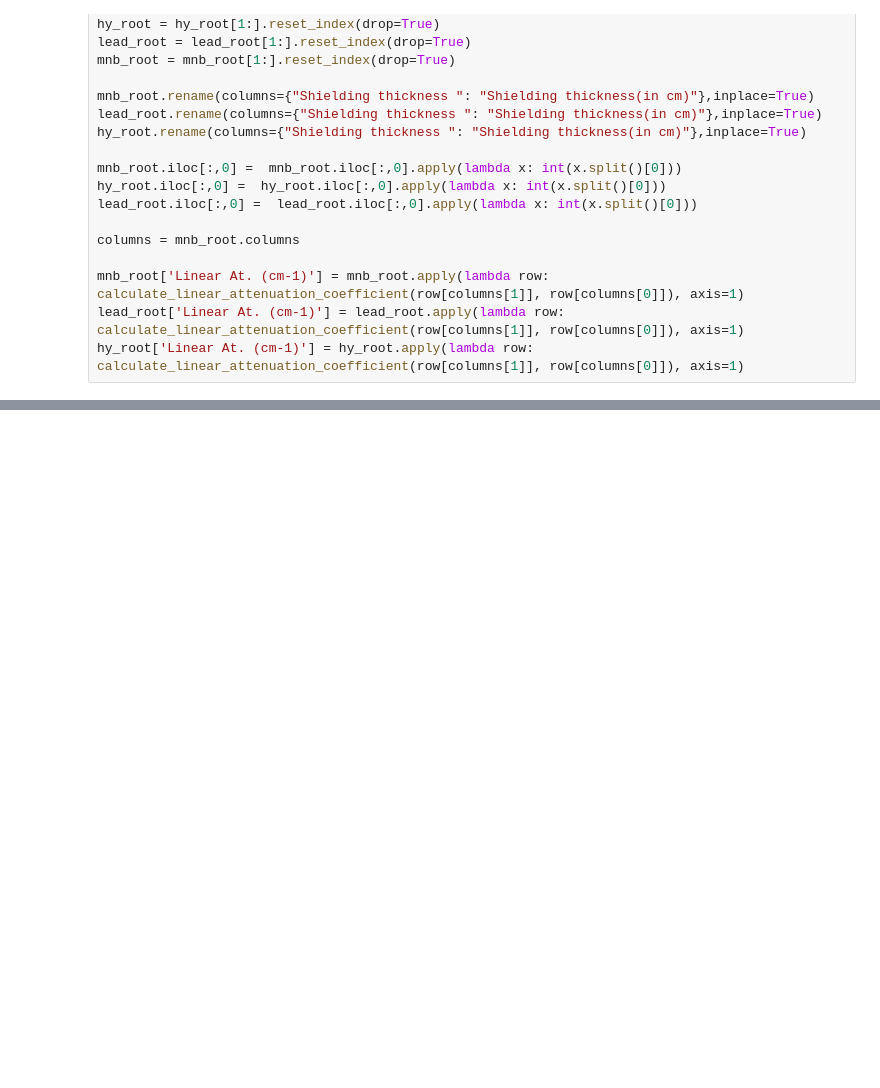
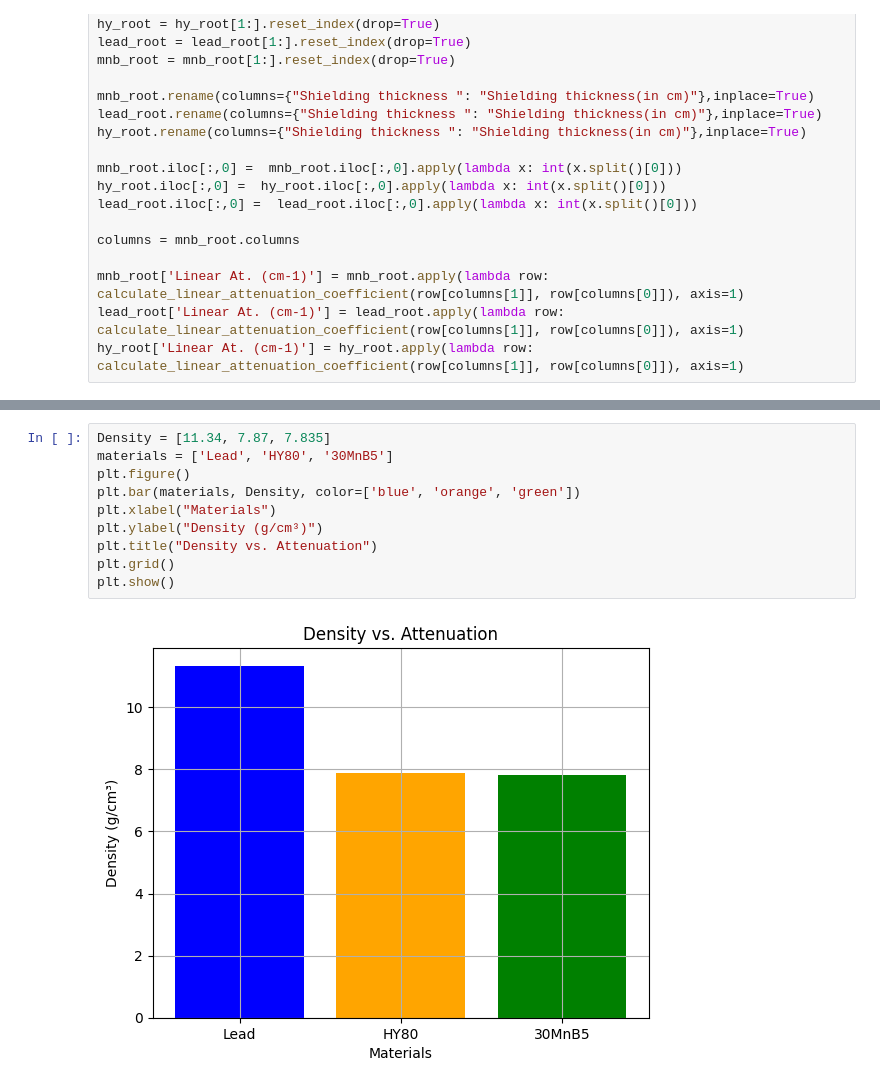
Before and after one commit to ammanielg/Final-Project, a Jupyter notebook: notebooks/main.ipynb, the cells around one changed output, grey strips where cells are left out. Saved outputs shown, nothing was run; the diff lists cells and outputs as text; blank space fills up the shorter version.

```diff
--- a/notebooks/main.ipynb
+++ b/notebooks/main.ipynb
@@ -70,0 +175,12 @@ hy_root['Linear At. (cm-1)'] = hy_root.apply(lambda row: calculate_linear_attenu
+# %%
+Density = [11.34, 7.87, 7.835]
+materials = ['Lead', 'HY80', '30MnB5']
+plt.figure()
+plt.bar(materials, Density, color=['blue', 'orange', 'green'])
+plt.xlabel("Materials")
+plt.ylabel("Density (g/cm³)")
+plt.title("Density vs. Attenuation")
+plt.grid()
+plt.show()
+# %% [output]
+[figure, added]
```
Also changed, not shown: parts of 8 cells of this notebook.
